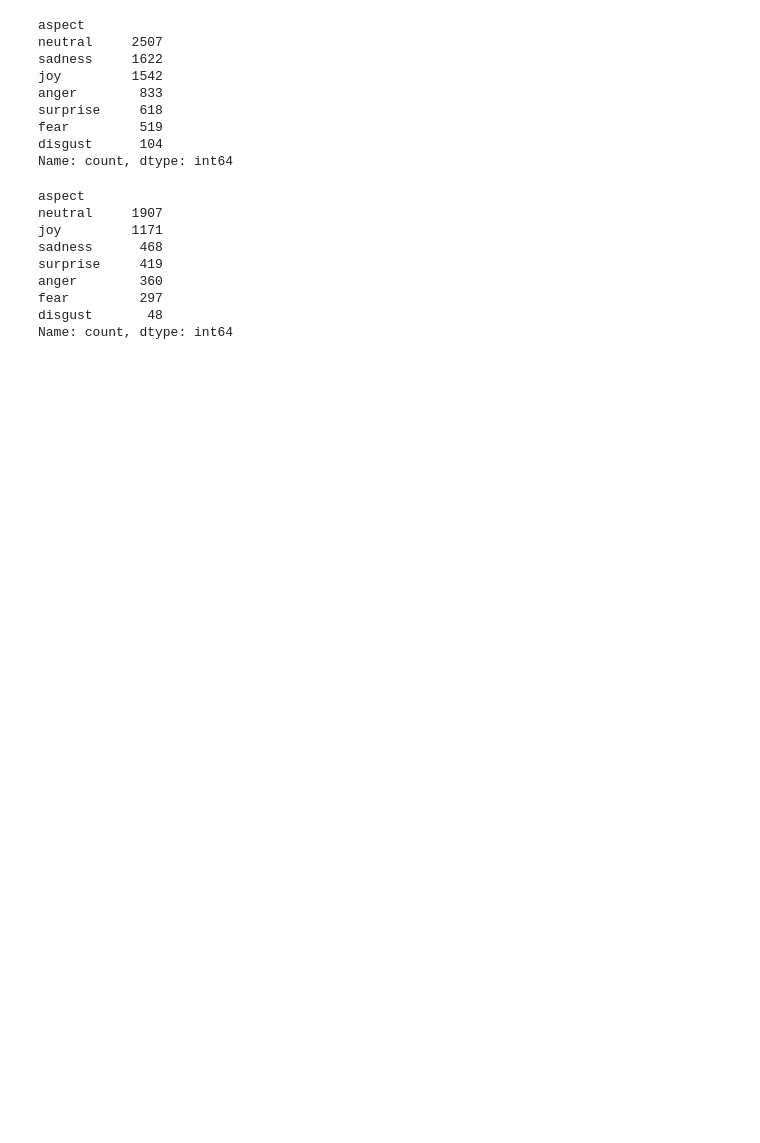
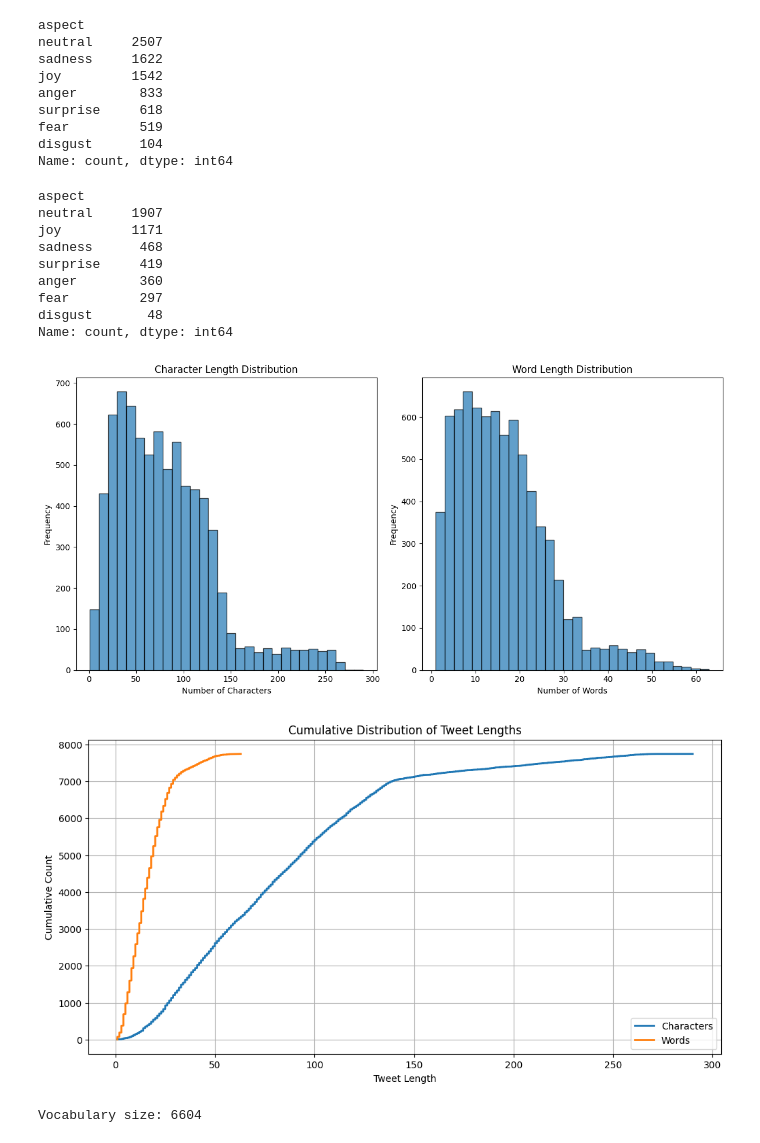
Before and after one commit to AbdulManaf12/Code, a Jupyter notebook: Dataset_preperation/twitter_data.ipynb, the cells around one changed output. Drawn from its saved outputs; the diff is of its cells as text; code cells hidden in the pictures; blank space fills up the shorter version.

```diff
--- a/Dataset_preperation/twitter_data.ipynb
+++ b/Dataset_preperation/twitter_data.ipynb
@@ -112,3 +111,64 @@ anger        360
 fear         297
 disgust       48
 Name: count, dtype: int64
+# %%
+import matplotlib.pyplot as plt
+
+
+# Calculate tweet lengths in terms of characters and words
+df['char_length'] = df['tweet'].apply(len)
+df['word_length'] = df['tweet'].apply(lambda x: len(x.split()))
+
+# Summary statistics for tweet lengths
+char_length_stats = df['char_length'].describe()
+word_length_stats = df['word_length'].describe()
+
+# Visualize the distribution of tweet lengths (characters and words)
+plt.figure(figsize=(12, 6))
+
+# Character length distribution
+plt.subplot(1, 2, 1)
+plt.hist(df['char_length'], bins=30, alpha=0.7, edgecolor='k')
+plt.title('Character Length Distribution')
+plt.xlabel('Number of Characters')
+plt.ylabel('Frequency')
+
+# Word length distribution
+plt.subplot(1, 2, 2)
+plt.hist(df['word_length'], bins=30, alpha=0.7, edgecolor='k')
+plt.title('Word Length Distribution')
+plt.xlabel('Number of Words')
+plt.ylabel('Frequency')
+
+plt.tight_layout()
+plt.show()
+
+# Display cumulative distribution for lengths
+plt.figure(figsize=(12, 6))
+plt.plot(sorted(df['char_length']), range(1, len(df) + 1), label="Characters", lw=2)
+plt.plot(sorted(df['word_length']), range(1, len(df) + 1), label="Words", lw=2)
+plt.title('Cumulative Distribution of Tweet Lengths')
+plt.xlabel('Tweet Length')
+plt.ylabel('Cumulative Count')
+plt.legend()
+plt.grid(True)
+plt.show()
+# %% [output]
+[figure, added]
+[figure, added]
+# %%
+from transformers import XLMRobertaTokenizer
+
+MODEL_NAME = 'xlm-roberta-base'
+tokenizer = XLMRobertaTokenizer.from_pretrained(MODEL_NAME)
+
+unique_tokens = set()
+for tweet in df['tweet']:
+    tokens = tokenizer.tokenize(tweet)
+    unique_tokens.update(tokens)
+
+# Vocabulary size
+vocab_size = len(unique_tokens)
+print(f"Vocabulary size: {vocab_size}")
+# %% [output]
+Vocabulary size: 6604
```
Also changed, not shown: parts of 4 cells of this notebook, 3 other files.
